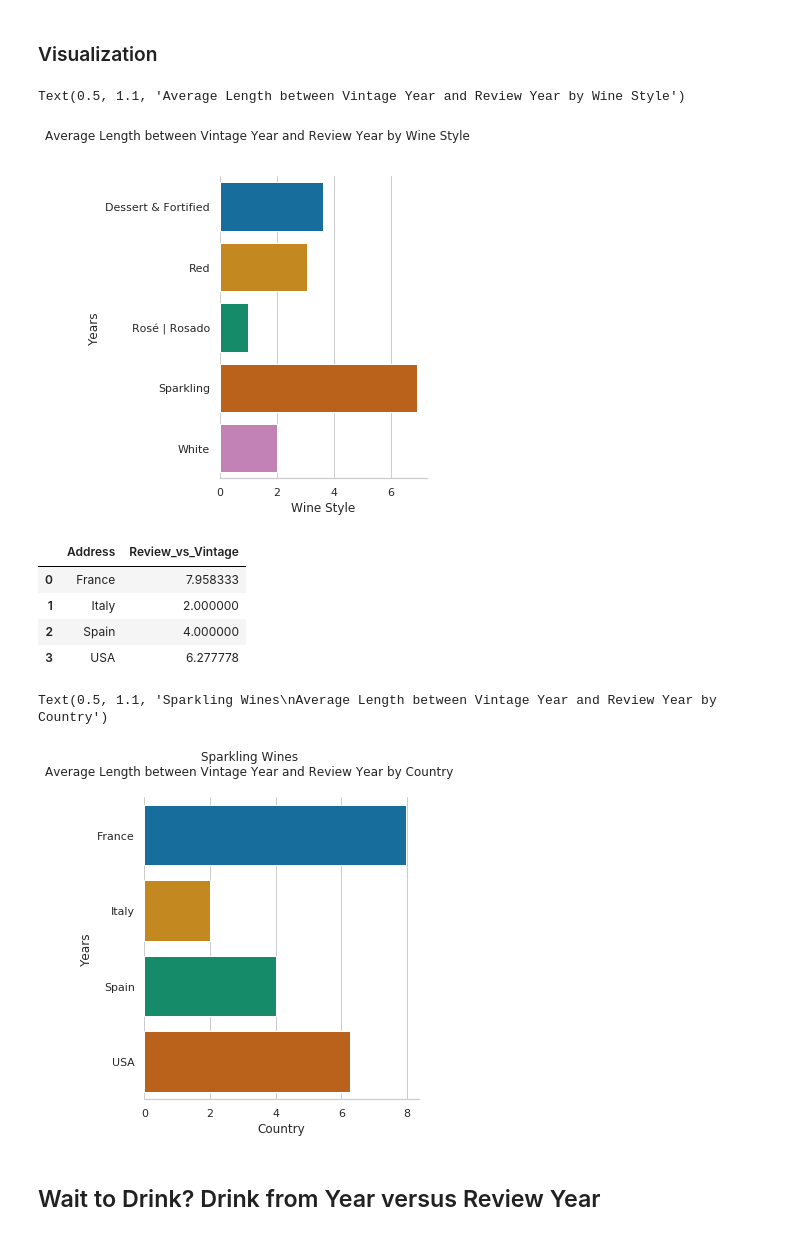
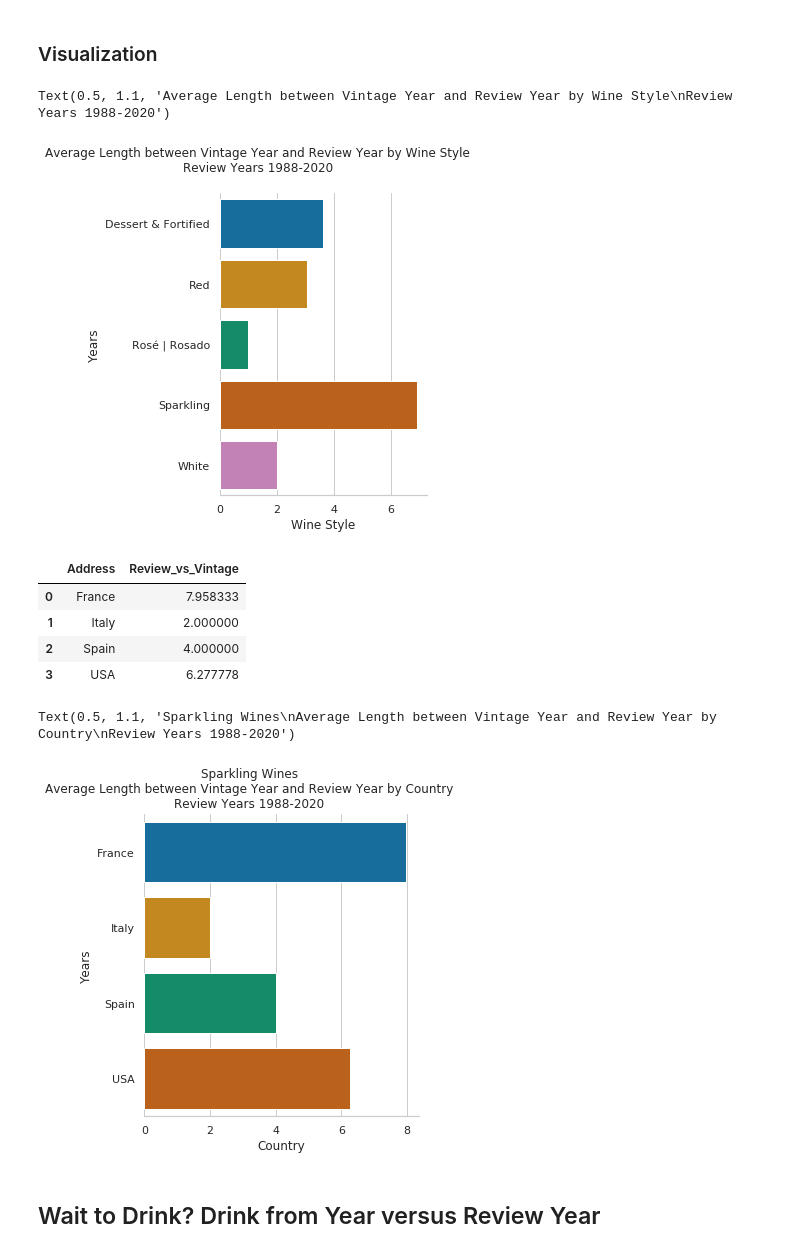
Before and after one commit to ewotawa/top_100_wines_2020, a Jupyter notebook: Top100Wine_Data_Exploration_Time.ipynb, the cells around one changed output. Drawn from its saved outputs; the diff is of its cells as text; code cells hidden in the pictures.

```diff
--- a/Top100Wine_Data_Exploration_Time.ipynb
+++ b/Top100Wine_Data_Exploration_Time.ipynb
@@ -172,20 +172,20 @@ palette = sns.color_palette('colorblind')
 # %%
 # bar plot of summary data
 
 g = sns.catplot(
     data = df_RV_All,
     kind = 'bar',
     y = 'Wine_Style',
     x = 'Review_vs_Vintage',
 )
 
 g.despine(left = True)
 g.set_axis_labels('Wine Style', 'Years')
 
-plt.suptitle('Average Length between Vintage Year and Review Year by Wine Style', y = 1.1)
+plt.suptitle('Average Length between Vintage Year and Review Year by Wine Style\nReview Years 1988-2020', y = 1.1)
 # %% [output]
-Text(0.5, 1.1, 'Average Length between Vintage Year and Review Year by Wine Style')
+Text(0.5, 1.1, 'Average Length between Vintage Year and Review Year by Wine Style\nReview Years 1988-2020')
-[figure, old version]
+[figure, new version]
 # %%
 # explore the sparkling wines further.
 
@@ -217,10 +217,10 @@ g = sns.catplot(
 g.despine(left = True)
 g.set_axis_labels('Country', 'Years')
 
-plt.suptitle('Sparkling Wines\nAverage Length between Vintage Year and Review Year by Country', y = 1.1)
+plt.suptitle('Sparkling Wines\nAverage Length between Vintage Year and Review Year by Country\nReview Years 1988-2020', y = 1.1)
 # %% [output]
-Text(0.5, 1.1, 'Sparkling Wines\nAverage Length between Vintage Year and Review Year by Country')
+Text(0.5, 1.1, 'Sparkling Wines\nAverage Length between Vintage Year and Review Year by Country\nReview Years 1988-2020')
-[figure, old version]
+[figure, new version]
 # %% [markdown]
 ## Wait to Drink? Drink from Year versus Review Year
 # %%
```
Also changed, not shown: parts of 15 cells of this notebook, 4 other files.
